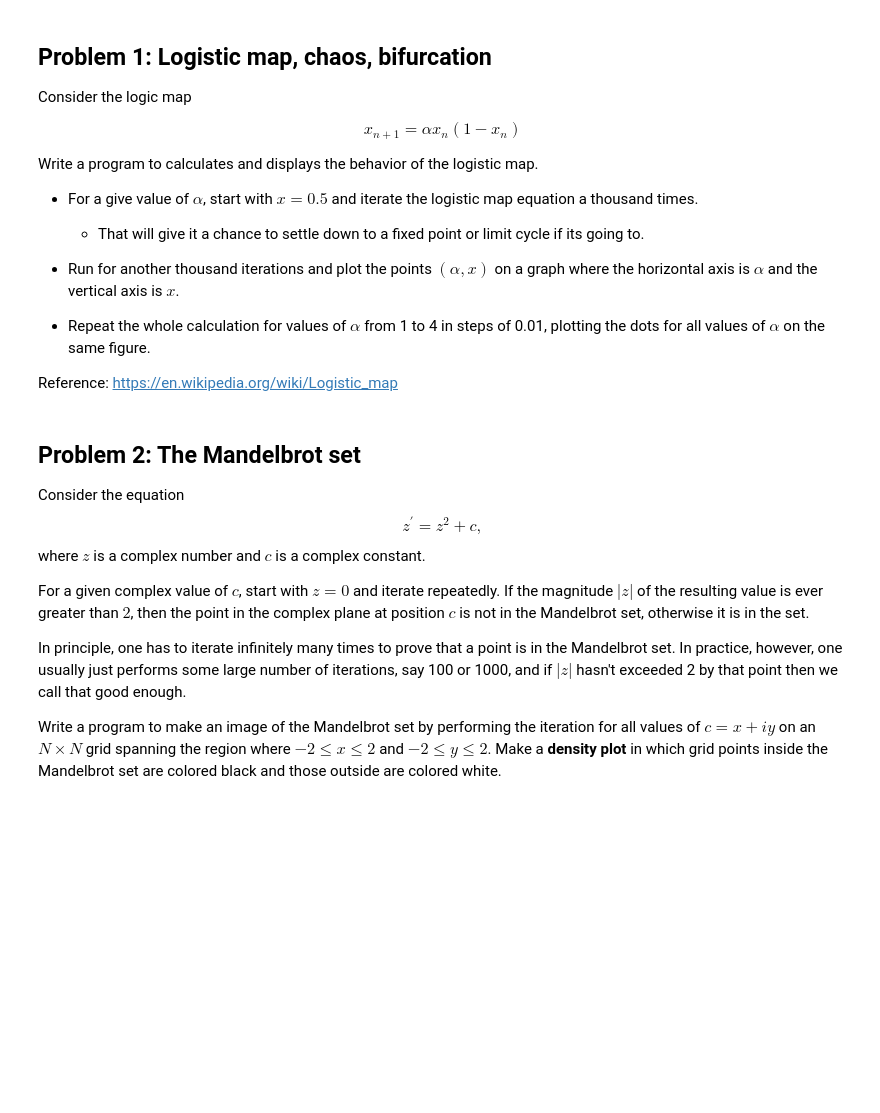
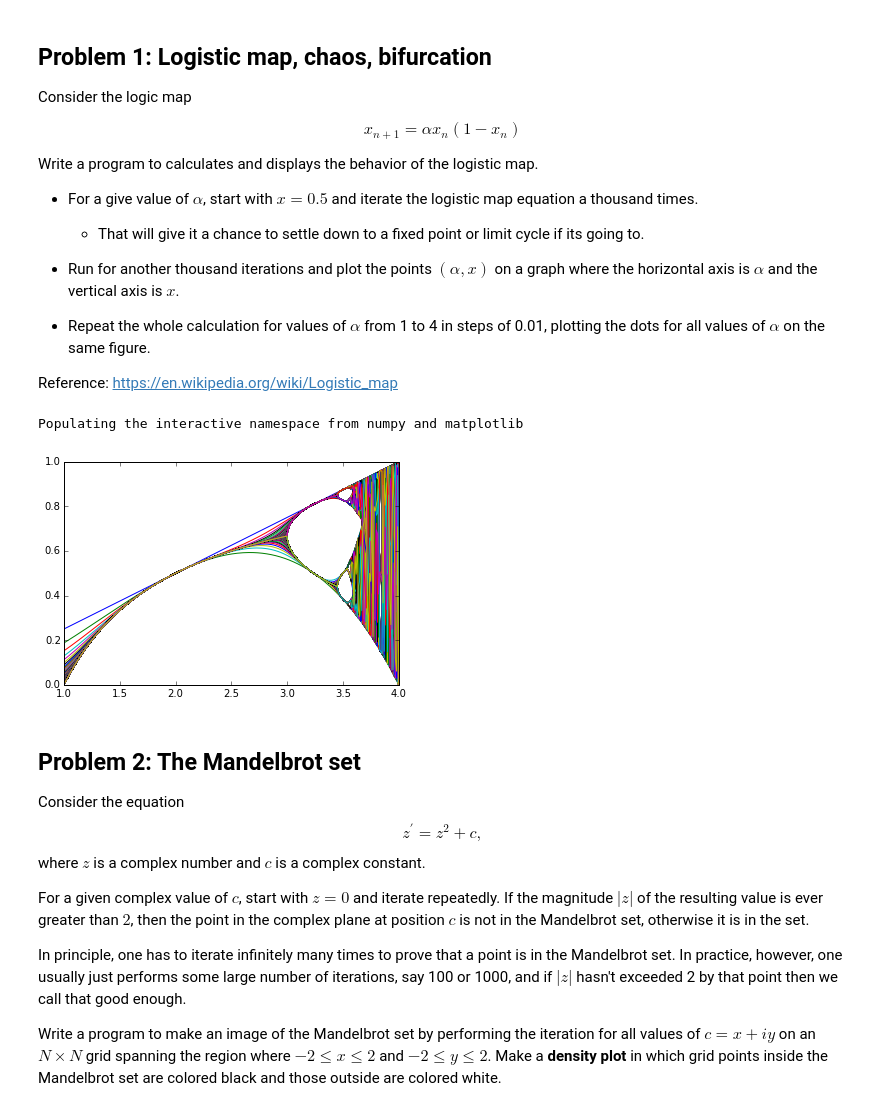
Before and after one commit to pcchen/NTHU10320PHYS290000, a Jupyter notebook: student/100022107/Homework3.ipynb, the cells around one changed output. Cells and saved outputs as stored; diff of their text form; code cells hidden in the pictures; blank space fills up the shorter version.

```diff
--- a/student/100022107/Homework3.ipynb
+++ b/student/100022107/Homework3.ipynb
@@ -24,3 +22,21 @@ Reference: https://en.wikipedia.org/wiki/Logistic_map
+# %%
+# Problem 1
+%pylab inline
+?figure
+
+def logic_map(alpha):
+    n=1
+    x=0.5
+    while n<=1000:
+        x=alpha*x*(1-x)
+        n=n+1
+        plot(alpha,x)
+
+alpha=linspace(1,4,300)
+logic_map(alpha)
+# %% [output]
+Populating the interactive namespace from numpy and matplotlib
+[figure, added]
 # %% [markdown]
 ## Problem 2: The Mandelbrot set
 
```
Also changed, not shown: parts of 3 cells of this notebook.
